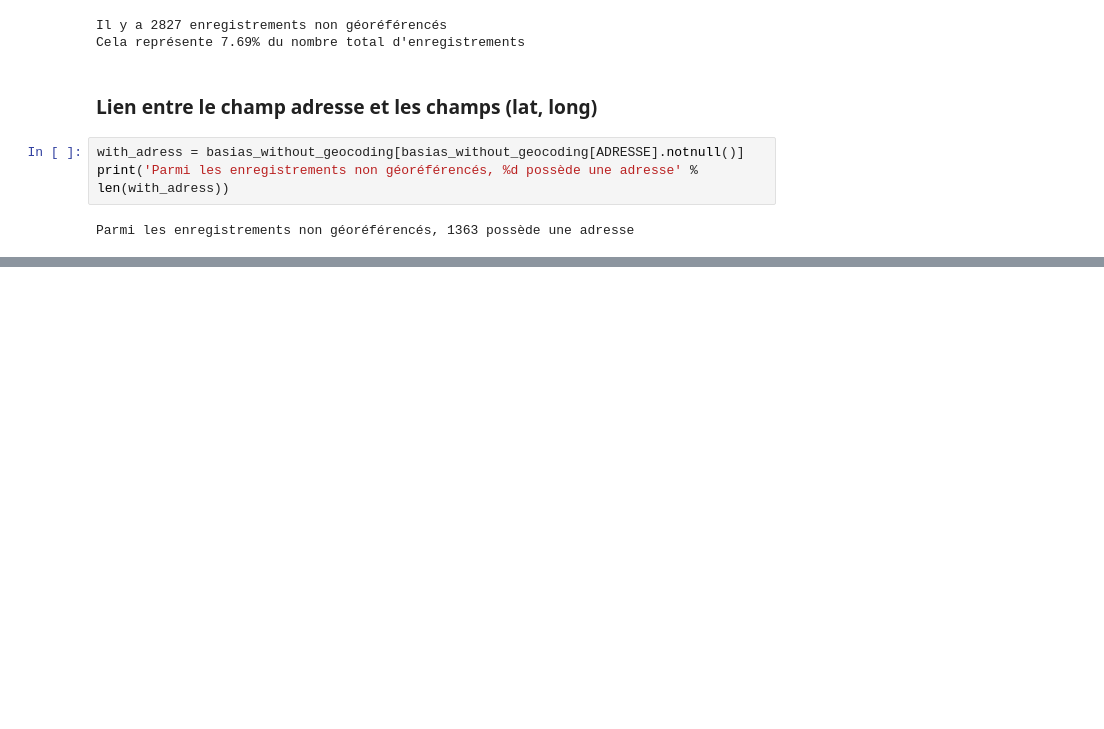
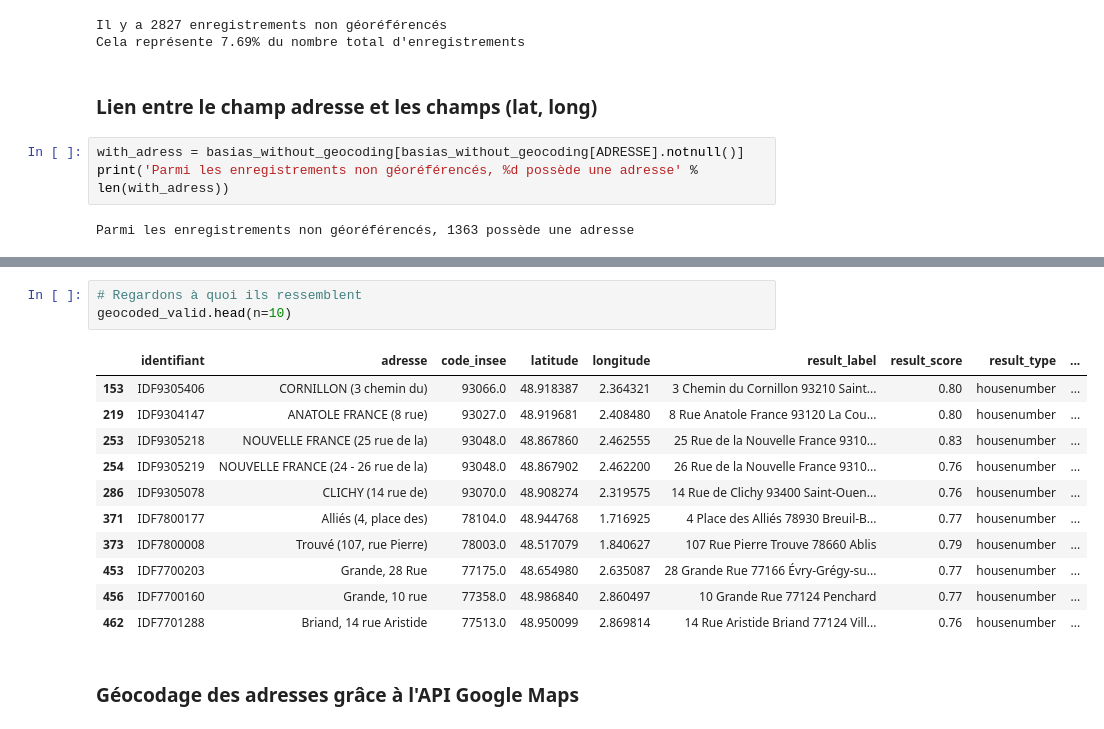
Before and after one commit to MTES-MCT/kelrisks-datascience, a Jupyter notebook: notebooks/basias.ipynb, the cells around one changed output, grey strips where cells are left out. Drawn from its saved outputs; the diff is of its cells as text; blank space fills up the shorter version.

```diff
--- a/notebooks/basias.ipynb
+++ b/notebooks/basias.ipynb
@@ -160,0 +242,17 @@ with_adress.head(n=30)
+# %%
+# Regardons à quoi ils ressemblent
+geocoded_valid.head(n=10)
+# %% [output]
+|  | identifiant | adresse | code_insee | latitude | longitude | result_label | result_score | result_type | ... |
+| 153 | IDF9305406 | CORNILLON (3 chemin du) | 93066.0 | 48.918387 | 2.364321 | 3 Chemin du Cornillon 93210 Saint... | 0.80 | housenumber | ... |
+| 219 | IDF9304147 | ANATOLE FRANCE (8 rue) | 93027.0 | 48.919681 | 2.408480 | 8 Rue Anatole France 93120 La Cou... | 0.80 | housenumber | ... |
+| 253 | IDF9305218 | NOUVELLE FRANCE (25 rue de la) | 93048.0 | 48.867860 | 2.462555 | 25 Rue de la Nouvelle France 9310... | 0.83 | housenumber | ... |
+| 254 | IDF9305219 | NOUVELLE FRANCE (24 - 26 rue de la) | 93048.0 | 48.867902 | 2.462200 | 26 Rue de la Nouvelle France 9310... | 0.76 | housenumber | ... |
+| 286 | IDF9305078 | CLICHY (14 rue de) | 93070.0 | 48.908274 | 2.319575 | 14 Rue de Clichy 93400 Saint-Ouen... | 0.76 | housenumber | ... |
+| 371 | IDF7800177 | Alliés (4, place des) | 78104.0 | 48.944768 | 1.716925 | 4 Place des Alliés 78930 Breuil-B... | 0.77 | housenumber | ... |
+| 373 | IDF7800008 | Trouvé (107, rue Pierre) | 78003.0 | 48.517079 | 1.840627 | 107 Rue Pierre Trouve 78660 Ablis | 0.79 | housenumber | ... |
+| 453 | IDF7700203 | Grande, 28 Rue | 77175.0 | 48.654980 | 2.635087 | 28 Grande Rue 77166 Évry-Grégy-su... | 0.77 | housenumber | ... |
+| 456 | IDF7700160 | Grande, 10 rue | 77358.0 | 48.986840 | 2.860497 | 10 Grande Rue 77124 Penchard | 0.77 | housenumber | ... |
+| 462 | IDF7701288 | Briand, 14 rue Aristide | 77513.0 | 48.950099 | 2.869814 | 14 Rue Aristide Briand 77124 Vill... | 0.76 | housenumber | ... |
+# %% [markdown]
+### Géocodage des adresses grâce à l'API Google Maps
```
Also changed, not shown: parts of 13 cells of this notebook.
